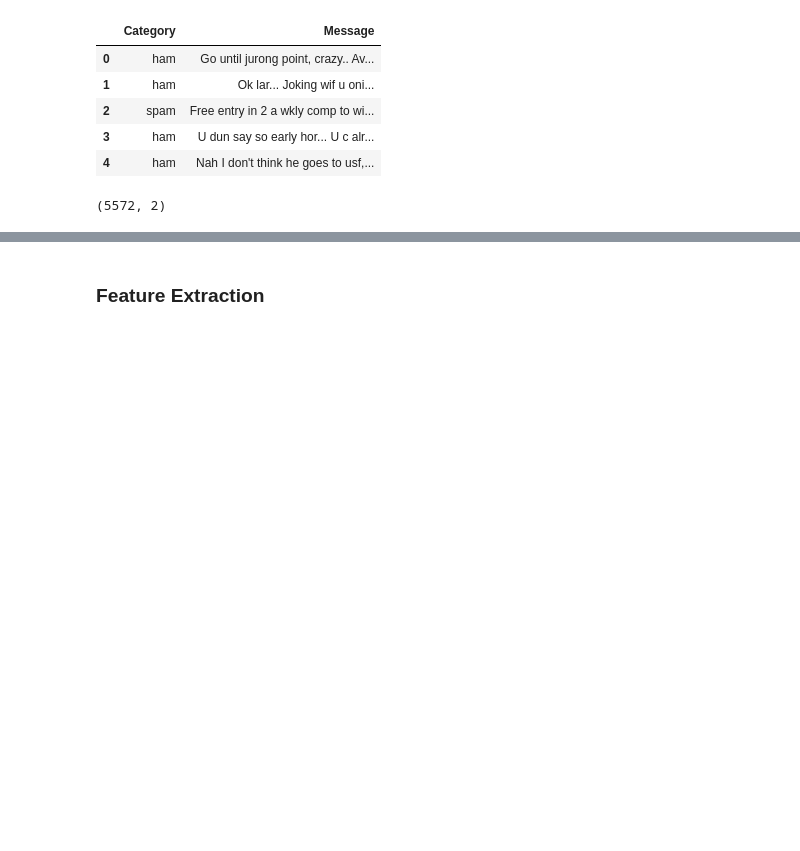
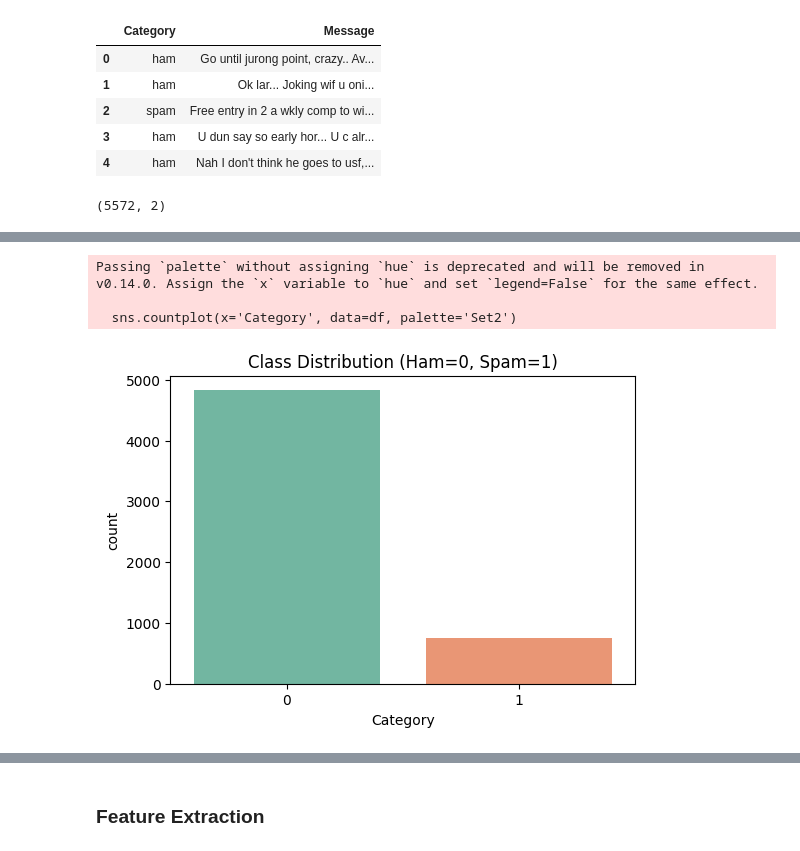
Before and after one commit to mehwish16/Spam-Mail-Predictor, a Jupyter notebook: _Spam Mail Predictor.ipynb, the cells around one changed output, grey strips where cells are left out. Drawn from its saved outputs; the diff is of its cells as text; code cells hidden in the pictures; blank space fills up the shorter version.

```diff
--- a/_Spam Mail Predictor.ipynb
+++ b/_Spam Mail Predictor.ipynb
@@ -22,0 +48,4 @@ mail_data = df.where((pd.notnull(df)),'')
+# %%
+print('Initial shape:', df.shape)
+df.dropna(inplace=True)
+print('After dropping nulls:', df.shape)
@@ -46,0 +68,5 @@ mail_data.loc[mail_data['Category'] == 'ham', 'Category',] = 1
+# %%
+# label spam mail as 1(true);  ham mail as 0(not spam - false);
+encoder = LabelEncoder()
+df['Category'] = encoder.fit_transform(df['Category'])
+print('Label mapping:', dict(zip(encoder.classes_, encoder.transform(encoder.classes_))))
@@ -46,0 +75,13 @@ mail_data.loc[mail_data['Category'] == 'ham', 'Category',] = 1
+# %%
+lemmatizer = WordNetLemmatizer()
+stop_words = set(stopwords.words('english'))
+# %%
+def cleaning(text):
+    text = text.lower()
+    text = re.sub(r'https?://\S+|www.\.\S+', '', text)
+    text = re.sub(r'[^a-z\s]','', text)
+    tokens = text.split()
+    tokens = [lemmatizer.lemmatize(word) for word in tokens if word not in stop_words]
+    return ' '.join(tokens)
+
+df['Message'] = df['Message'].apply(cleaning)
@@ -46,0 +103,11 @@ mail_data.loc[mail_data['Category'] == 'ham', 'Category',] = 1
+# %%
+#EDA
+plt.figure(figsize=(6,4))
+sns.countplot(x='Category', data=df, palette='Set2')
+plt.title('Class Distribution (Ham=0, Spam=1)')
+plt.show()
+# %% [output]
+Passing `palette` without assigning `hue` is deprecated and will be removed in v0.14.0. Assign the `x` variable to `hue` and set `legend=False` for the same effect.
+
+  sns.countplot(x='Category', data=df, palette='Set2')
+[figure, added]
```
Also changed, not shown: parts of 36 cells of this notebook, 4 other files.
